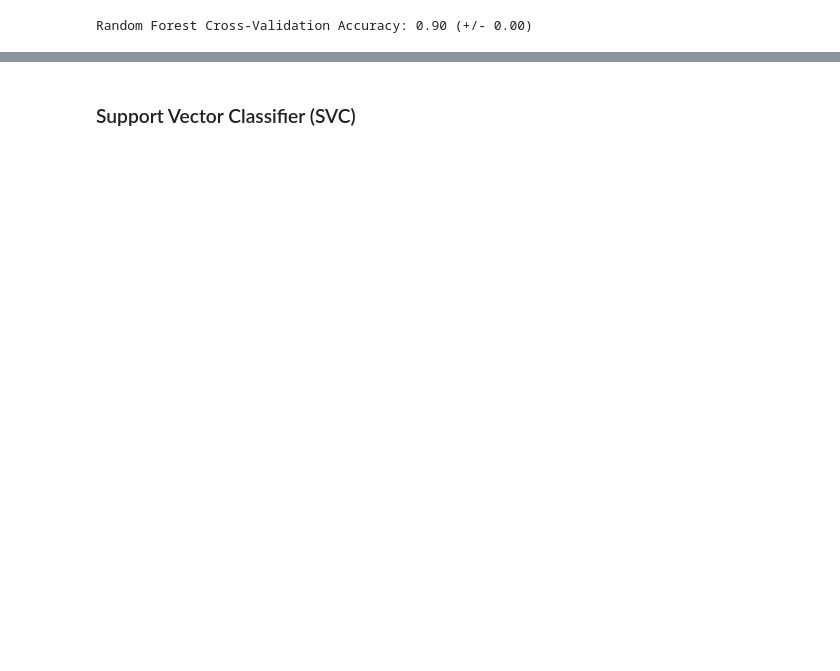
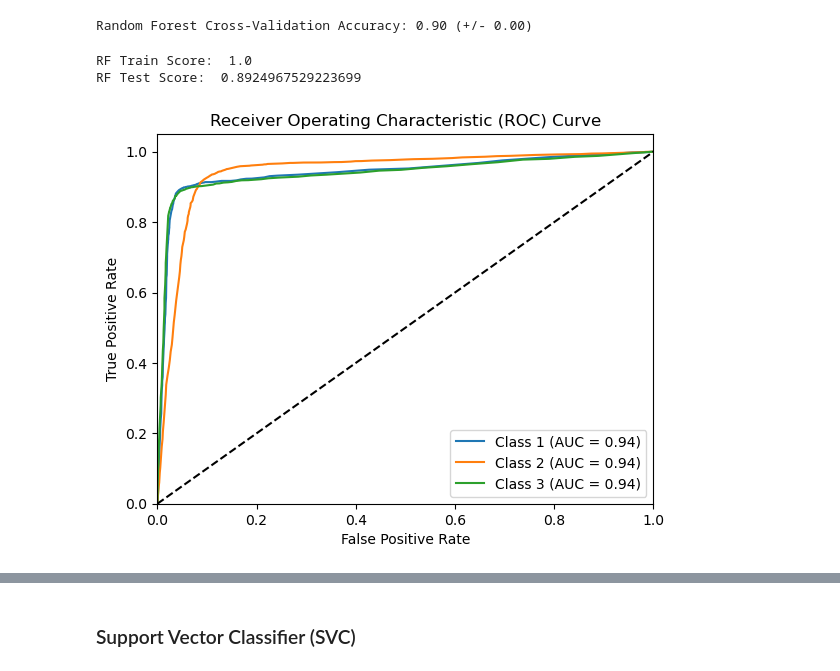
Before and after one commit to ayberkozcan/classification-exercises, a Jupyter notebook: Analyzing Gamer Behaviors/classification_gamer.ipynb, the cells around one changed output, grey strips where cells are left out. Drawn from its saved outputs; the diff is of its cells as text; code cells hidden in the pictures; blank space fills up the shorter version.

Commit message:
Detailed Analysis 1
ROC AUC and Precision-Recall Curves for RF Model.

```diff
--- a/Analyzing Gamer Behaviors/classification_gamer.ipynb
+++ b/Analyzing Gamer Behaviors/classification_gamer.ipynb
@@ -361,3 +363,49 @@ best_rf_scores = cross_val_score(best_rf_model, X_train, y_train, cv=10, scoring
 print("Random Forest Cross-Validation Accuracy: %0.2f (+/- %0.2f)" % (best_rf_scores.mean(), best_rf_scores.std()))
 # %% [output]
 Random Forest Cross-Validation Accuracy: 0.90 (+/- 0.00)
+# %%
+# Overfitting Check
+
+train_score_rf = accuracy_score(y_train, best_rf_model.predict(X_train))
+test_score_rf = accuracy_score(y_test, best_rf_model.predict(X_test))
+
+print("RF Train Score: ", train_score_rf)
+print("RF Test Score: ", test_score_rf)
+# %% [output]
+RF Train Score:  1.0
+RF Test Score:  0.8924967529223699
+# %%
+# ROC Curve and AUC
+
+from sklearn.preprocessing import label_binarize
+from sklearn.metrics import roc_auc_score, roc_curve
+
+# Binarizing the true label for multi class classification
+y_test_binarized = label_binarize(y_test, classes=[1, 2, 3])
+
+plt.figure()
+
+# Getting the number of classes
+n_classes = y_test_binarized.shape[1]
+
+# Looping through each class
+for i in range(n_classes):
+
+    # Computing False Positive Rate and True Positive Rate
+    fpr, tpr, _ = roc_curve(y_test_binarized[:, i], y_pred_proba[:, i])
+
+    # Computing the AUC
+    auc = roc_auc_score(y_test_binarized[:, i], y_pred_proba[:, i])
+
+    plt.plot(fpr, tpr, label=f"Class {i+1} (AUC = {auc:.2f})")
+
+plt.plot([0, 1], [0, 1], "k--")
+plt.xlim([0.0, 1.0])
+plt.ylim([0.0, 1.05])
+plt.xlabel("False Positive Rate")
+plt.ylabel("True Positive Rate")
+plt.title("Receiver Operating Characteristic (ROC) Curve")
+plt.legend(loc="lower right")
+plt.show()
+# %% [output]
+[figure, added]
```
Also changed, not shown: parts of 29 cells of this notebook.
